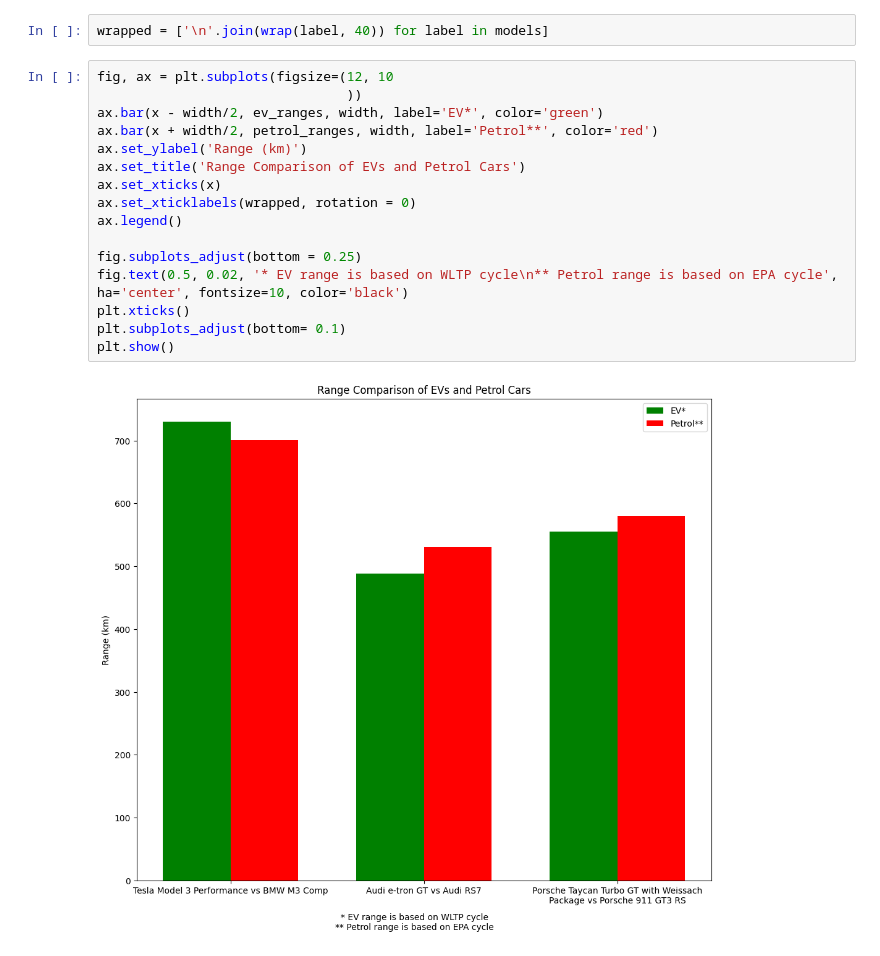
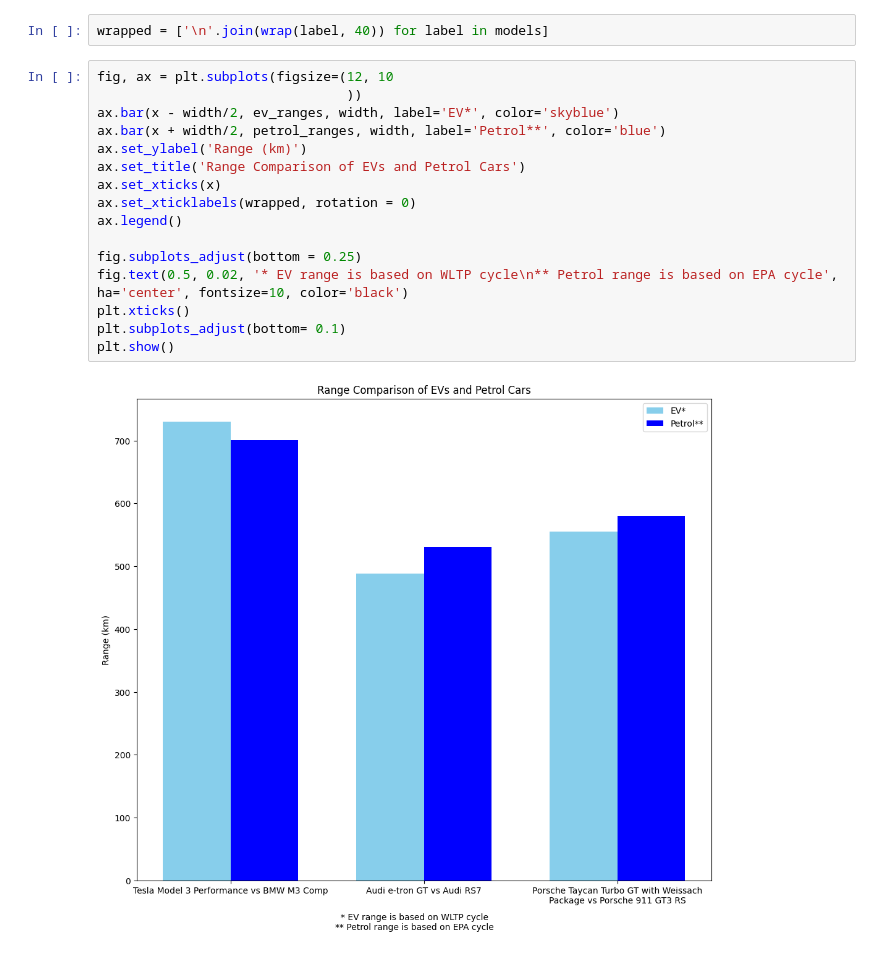
Before and after one commit to rmalldt/group1-project, a Jupyter notebook: python/range_comparison.ipynb, the cells around one changed output. Saved outputs shown, nothing was run; the diff lists cells and outputs as text.

Commit message:
update colours on graphs

```diff
--- a/python/range_comparison.ipynb
+++ b/python/range_comparison.ipynb
@@ -14,18 +14,18 @@ wrapped = ['\n'.join(wrap(label, 40)) for label in models]
 # %%
 fig, ax = plt.subplots(figsize=(12, 10
                                 ))
-ax.bar(x - width/2, ev_ranges, width, label='EV*', color='green')
-ax.bar(x + width/2, petrol_ranges, width, label='Petrol**', color='red')
+ax.bar(x - width/2, ev_ranges, width, label='EV*', color='skyblue')
+ax.bar(x + width/2, petrol_ranges, width, label='Petrol**', color='blue')
 ax.set_ylabel('Range (km)')
 ax.set_title('Range Comparison of EVs and Petrol Cars')
 ax.set_xticks(x)
 ax.set_xticklabels(wrapped, rotation = 0)
 ax.legend()
 
 fig.subplots_adjust(bottom = 0.25)
 fig.text(0.5, 0.02, '* EV range is based on WLTP cycle\n** Petrol range is based on EPA cycle', ha='center', fontsize=10, color='black')
 plt.xticks()
 plt.subplots_adjust(bottom= 0.1)
 plt.show()
 # %% [output]
-[figure, old version]
+[figure, new version]
```
